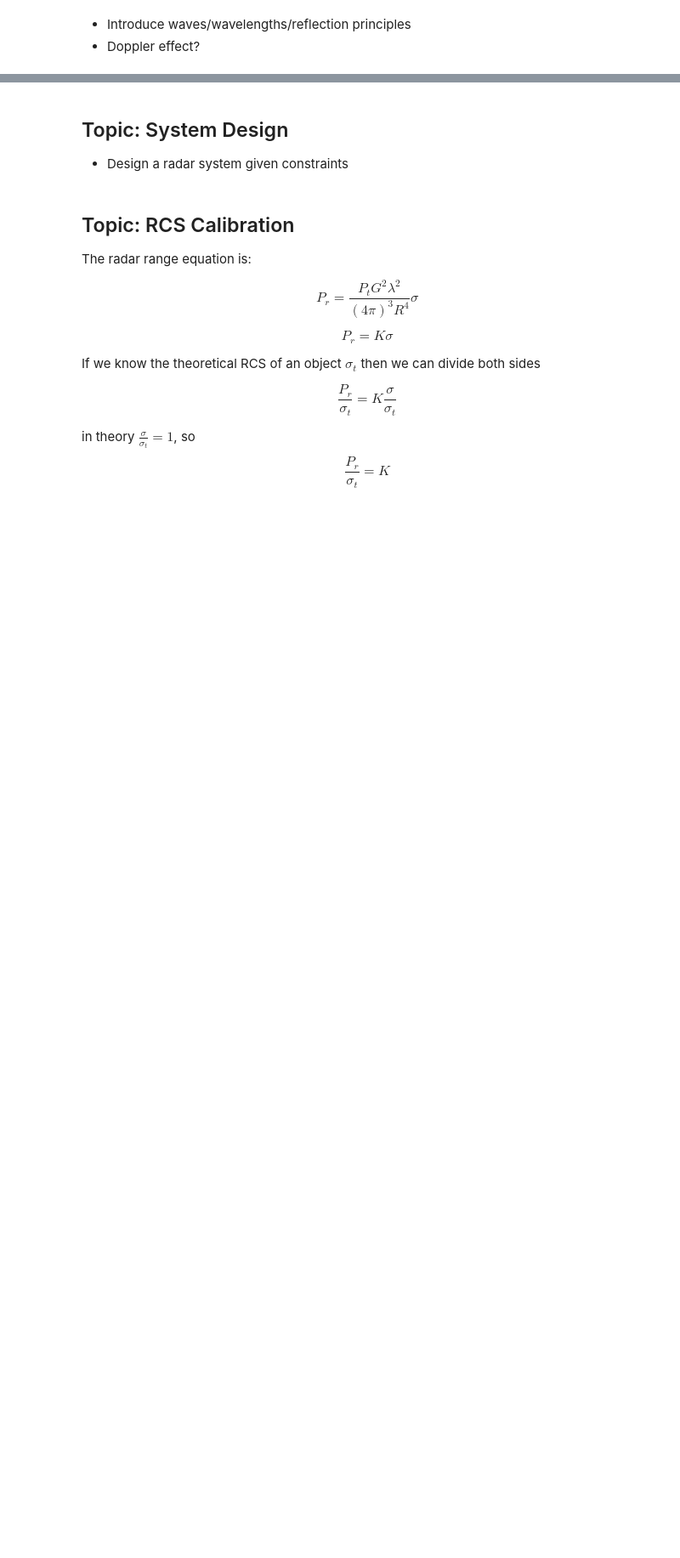
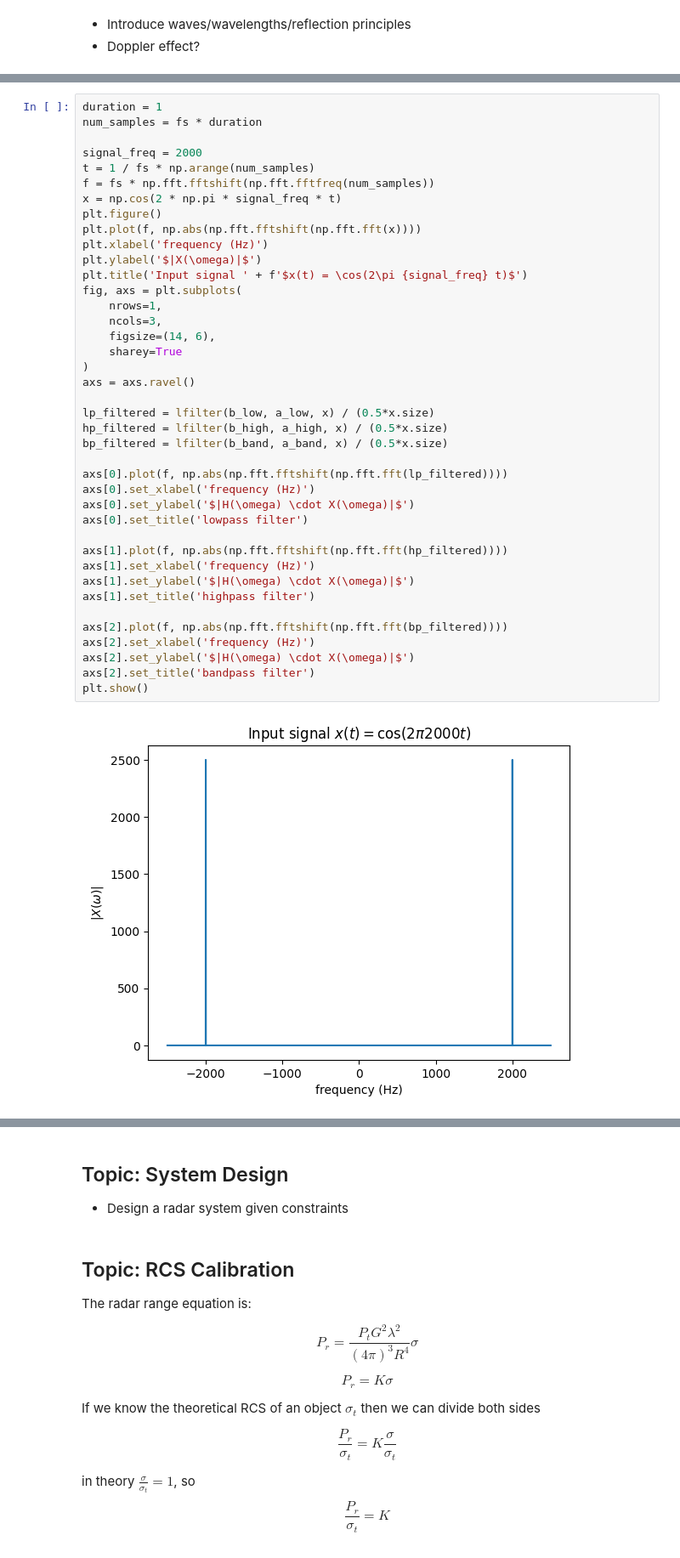
Before and after one commit to austinjtravis/radar_learning, a Jupyter notebook: 1_radar/radar_intro.ipynb, the cells around one changed output, grey strips where cells are left out. Shown at 85% size. Saved outputs shown, nothing was run; the diff lists cells and outputs as text; blank space fills up the shorter version.

```diff
--- a/1_radar/radar_intro.ipynb
+++ b/1_radar/radar_intro.ipynb
@@ -72,0 +132,42 @@ Most commonly used frequency band for spaceborne radar is X band.
+# %%
+duration = 1
+num_samples = fs * duration
+
+signal_freq = 2000
+t = 1 / fs * np.arange(num_samples)
+f = fs * np.fft.fftshift(np.fft.fftfreq(num_samples))
+x = np.cos(2 * np.pi * signal_freq * t)
+plt.figure()
+plt.plot(f, np.abs(np.fft.fftshift(np.fft.fft(x))))
+plt.xlabel('frequency (Hz)')
+plt.ylabel('$|X(\omega)|$')
+plt.title('Input signal ' + f'$x(t) = \cos(2\pi {signal_freq} t)$')
+fig, axs = plt.subplots(
+    nrows=1,
+    ncols=3,
+    figsize=(14, 6),
+    sharey=True
+)
+axs = axs.ravel()
+
+lp_filtered = lfilter(b_low, a_low, x) / (0.5*x.size)
+hp_filtered = lfilter(b_high, a_high, x) / (0.5*x.size)
+bp_filtered = lfilter(b_band, a_band, x) / (0.5*x.size)
+
+axs[0].plot(f, np.abs(np.fft.fftshift(np.fft.fft(lp_filtered))))
+axs[0].set_xlabel('frequency (Hz)')
+axs[0].set_ylabel('$|H(\omega) \cdot X(\omega)|$')
+axs[0].set_title('lowpass filter')
+
+axs[1].plot(f, np.abs(np.fft.fftshift(np.fft.fft(hp_filtered))))
+axs[1].set_xlabel('frequency (Hz)')
+axs[1].set_ylabel('$|H(\omega) \cdot X(\omega)|$')
+axs[1].set_title('highpass filter')
+
+axs[2].plot(f, np.abs(np.fft.fftshift(np.fft.fft(bp_filtered))))
+axs[2].set_xlabel('frequency (Hz)')
+axs[2].set_ylabel('$|H(\omega) \cdot X(\omega)|$')
+axs[2].set_title('bandpass filter')
+plt.show()
+# %% [output]
+[figure, added]
```
Also changed, not shown: parts of 6 cells of this notebook, 3 other files.
